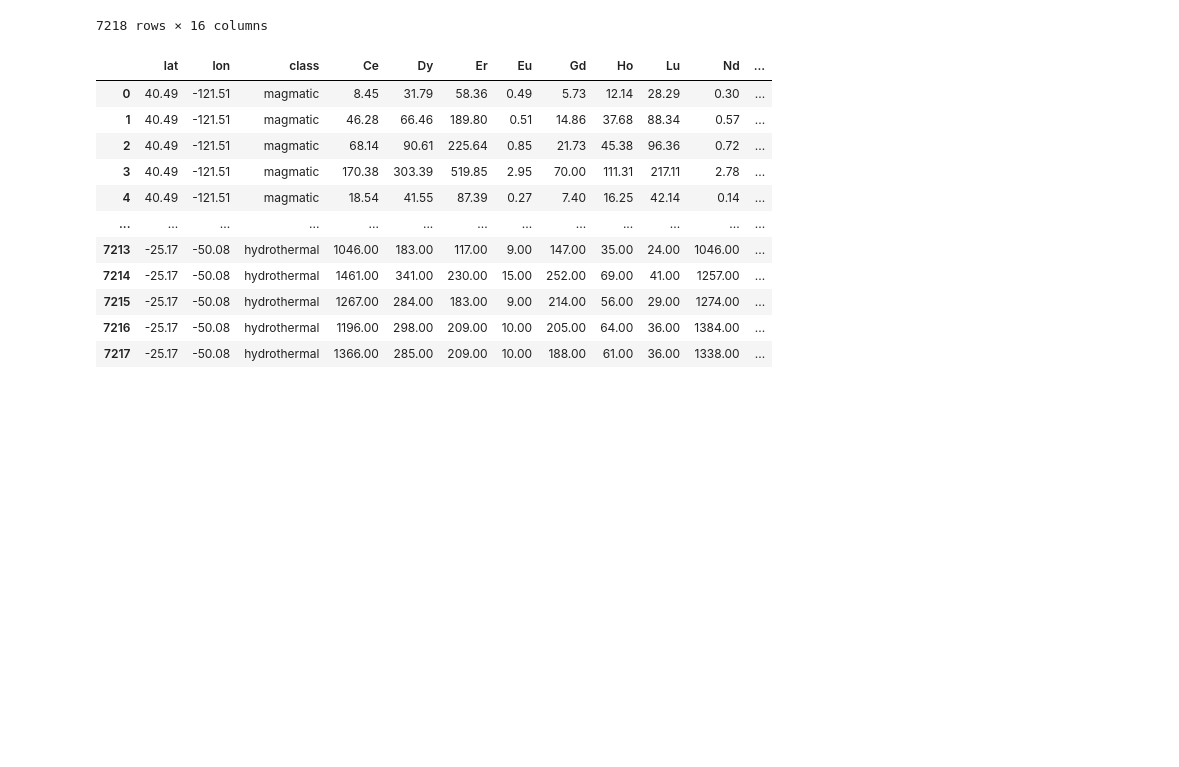
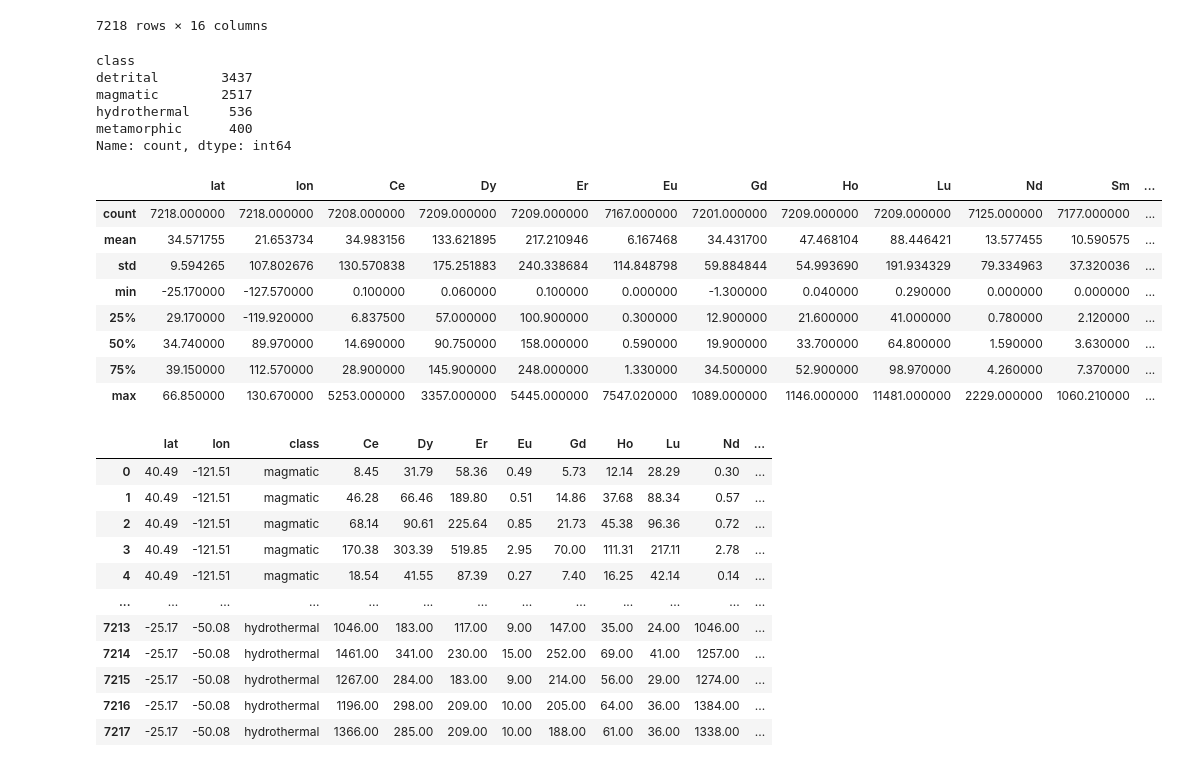
Before and after one commit to LvYan-Ai4Geo/zircons-classification, a Jupyter notebook: src/data_preprocess/data_analysis_boxplot.ipynb, the cells around one changed output. Cells and saved outputs as stored; diff of their text form; code cells hidden in the pictures; blank space fills up the shorter version.

```diff
--- a/src/data_preprocess/data_analysis_boxplot.ipynb
+++ b/src/data_preprocess/data_analysis_boxplot.ipynb
@@ -22,6 +22,27 @@ df
 | 7216 | -25.17 | -50.08 | hydrothermal | 1196.00 | 298.00 | 209.00 | 10.00 | 205.00 | 64.00 | 36.00 | 1384.00 | ... |
 | 7217 | -25.17 | -50.08 | hydrothermal | 1366.00 | 285.00 | 209.00 | 10.00 | 188.00 | 61.00 | 36.00 | 1338.00 | ... |
 7218 rows × 16 columns
+# %%
+df['class'].value_counts()
+# %% [output]
+class
+detrital        3437
+magmatic        2517
+hydrothermal     536
+metamorphic      400
+Name: count, dtype: int64
+# %%
+df.describe()
+# %% [output]
+|  | lat | lon | Ce | Dy | Er | Eu | Gd | Ho | Lu | Nd | Sm | ... |
+| count | 7218.000000 | 7218.000000 | 7208.000000 | 7209.000000 | 7209.000000 | 7167.000000 | 7201.000000 | 7209.000000 | 7209.000000 | 7125.000000 | 7177.000000 | ... |
+| mean | 34.571755 | 21.653734 | 34.983156 | 133.621895 | 217.210946 | 6.167468 | 34.431700 | 47.468104 | 88.446421 | 13.577455 | 10.590575 | ... |
+| std | 9.594265 | 107.802676 | 130.570838 | 175.251883 | 240.338684 | 114.848798 | 59.884844 | 54.993690 | 191.934329 | 79.334963 | 37.320036 | ... |
+| min | -25.170000 | -127.570000 | 0.100000 | 0.060000 | 0.100000 | 0.000000 | -1.300000 | 0.040000 | 0.290000 | 0.000000 | 0.000000 | ... |
+| 25% | 29.170000 | -119.920000 | 6.837500 | 57.000000 | 100.900000 | 0.300000 | 12.900000 | 21.600000 | 41.000000 | 0.780000 | 2.120000 | ... |
+| 50% | 34.740000 | 89.970000 | 14.690000 | 90.750000 | 158.000000 | 0.590000 | 19.900000 | 33.700000 | 64.800000 | 1.590000 | 3.630000 | ... |
+| 75% | 39.150000 | 112.570000 | 28.900000 | 145.900000 | 248.000000 | 1.330000 | 34.500000 | 52.900000 | 98.970000 | 4.260000 | 7.370000 | ... |
+| max | 66.850000 | 130.670000 | 5253.000000 | 3357.000000 | 5445.000000 | 7547.020000 | 1089.000000 | 1146.000000 | 11481.000000 | 2229.000000 | 1060.210000 | ... |
 # %%
 # 移除缺失标签的样本
 df_labeled = df.dropna(subset=['class']).copy()
```
Also changed, not shown: parts of 9 cells of this notebook, 8 other files.
